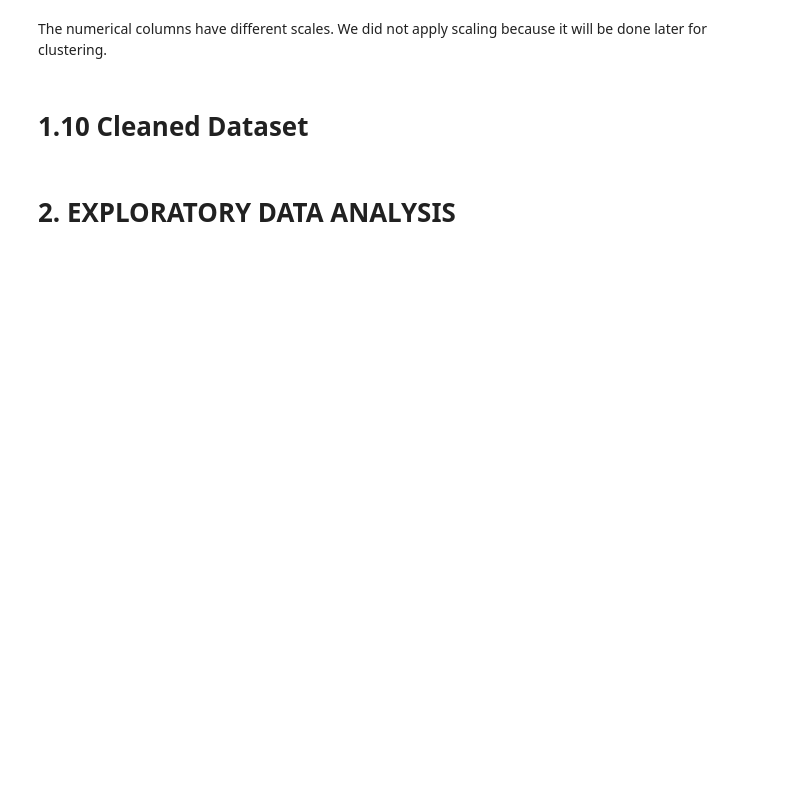
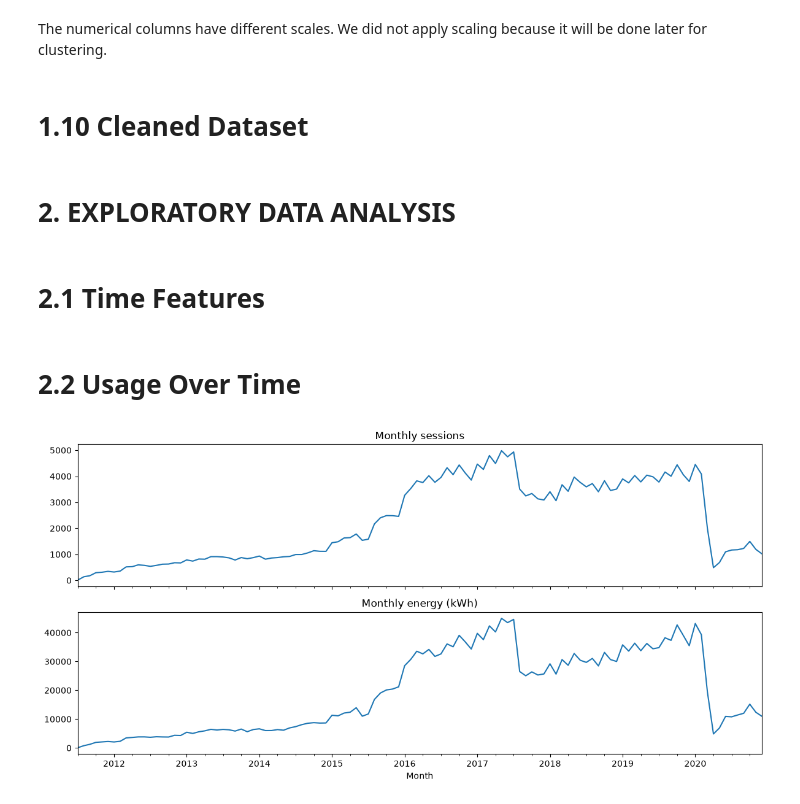
Before and after one commit to FridaGi/ITBA, a Jupyter notebook: ITBA_Project.ipynb, the cells around one changed output. Saved outputs shown, nothing was run; the diff lists cells and outputs as text; code cells hidden in the pictures; blank space fills up the shorter version.

```diff
--- a/ITBA_Project.ipynb
+++ b/ITBA_Project.ipynb
@@ -3,8 +3,14 @@
 # %% [markdown]
 # 1.1 Data Loading
 # %%
+import os
+os.chdir("/workspaces/ITBA")
+
 import pandas as pd
-df = pd.read_csv("EVChargingStationUsage.csv")
+import numpy as np
+import matplotlib.pyplot as plt
+
+df = pd.read_csv("EVChargingStationUsage.csv", low_memory=False)
 df.head()
 # %% [output]
 |  | Station Name | MAC Address | Org Name | Start Date | Start Time Zone | End Date | End Time Zone | ... |
@@ -198,2 +226,5 @@ df = df[df["End Date"] >= df["Start Date"]]
 # %% [markdown]
 # 1.7 ID Validation
+# %%
+df["User ID"] = pd.to_numeric(df["User ID"], errors="coerce").astype("Int64")
+print("Unique users:", df["User ID"].nunique())
@@ -267,3 +302,23 @@ The numerical columns have different scales. We did not apply scaling because it
 df.to_csv("cleaned_data.csv", index=False)
 # %% [markdown]
 # 2. EXPLORATORY DATA ANALYSIS
+# %% [markdown]
+# 2.1 Time Features
+# %%
+df["Hour"] = df["Start Date"].dt.hour
+df["Weekday"] = df["Start Date"].dt.dayofweek
+df["Month"] = df["Start Date"].dt.to_period("M")
+df["Year"] = df["Start Date"].dt.year
+df["Is Weekend"] = df["Weekday"] >= 5
+df["Idle Hours"] = df["Total Hours"] - df["Charging Hours"]
+# %% [markdown]
+# 2.2 Usage Over Time
+# %%
+monthly = df.groupby("Month").agg(sessions=("Energy (kWh)", "size"),
+                                  energy=("Energy (kWh)", "sum"))
+fig, ax = plt.subplots(2, 1, figsize=(12, 6), sharex=True)
+monthly["sessions"].plot(ax=ax[0], title="Monthly sessions")
+monthly["energy"].plot(ax=ax[1], title="Monthly energy (kWh)")
+plt.tight_layout(); plt.show()
+# %% [output]
+[figure, added]
```
Also changed, not shown: parts of 43 cells of this notebook, 1 other file.
